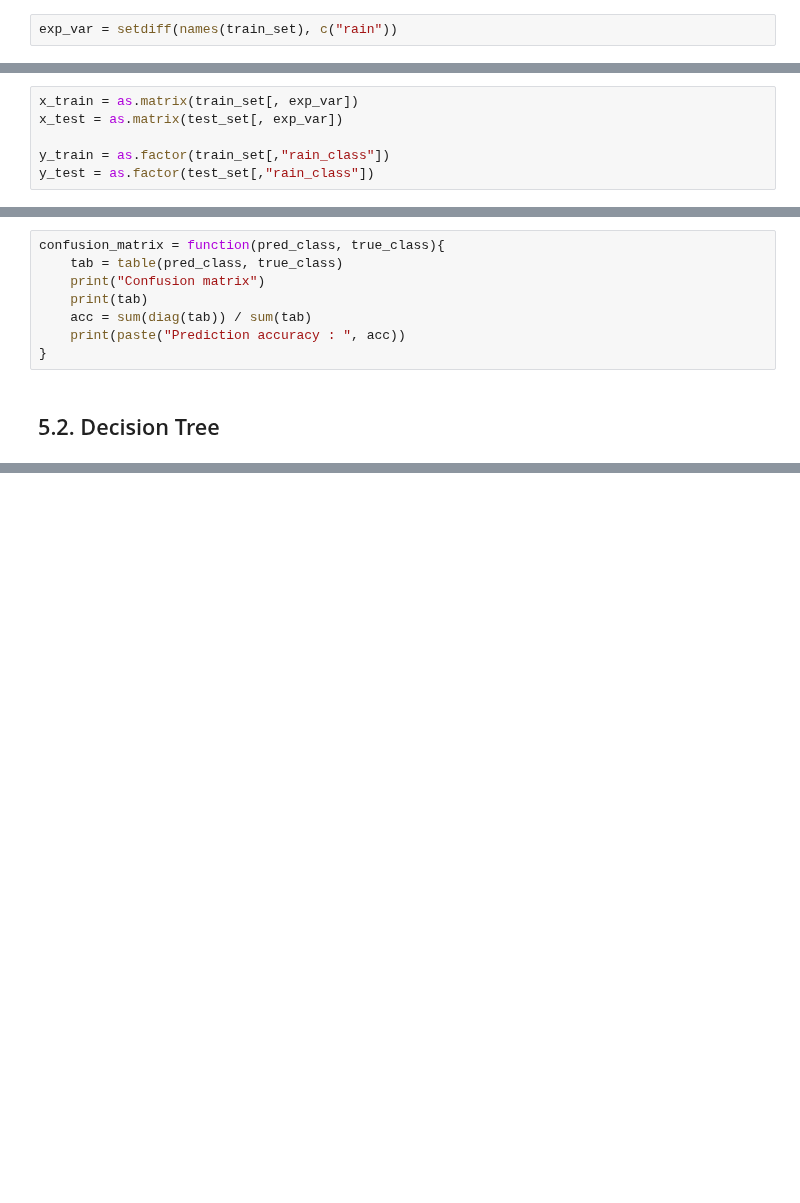
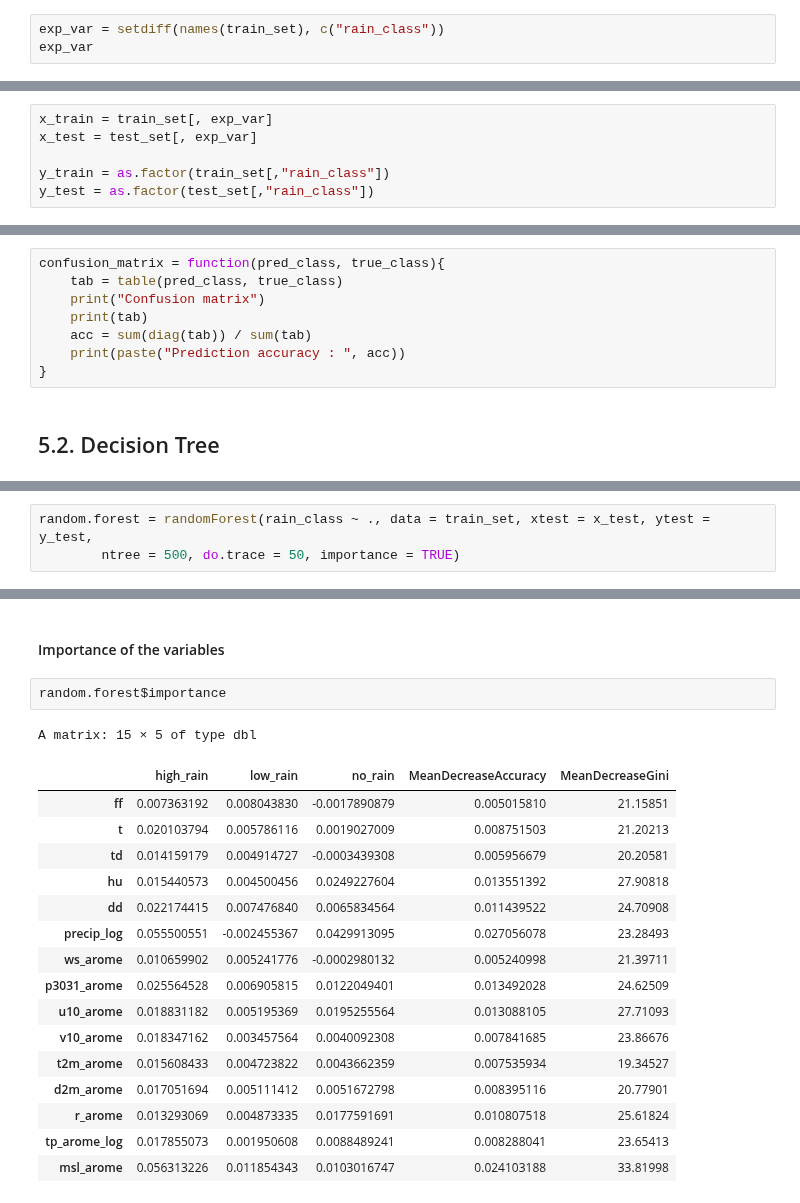
Before and after one commit to NguyenHai7120/4A-MachineLearning-Project, a Jupyter notebook: Tree_and_Forest_R.ipynb, the cells around one changed output, grey strips where cells are left out. Drawn from its saved outputs; the diff is of its cells as text; blank space fills up the shorter version.

```diff
--- a/Tree_and_Forest_R.ipynb
+++ b/Tree_and_Forest_R.ipynb
@@ -14,2 +21,3 @@ test_set[,"rain_class"] = as.factor(test_set[,"rain_class"])
 # %%
-exp_var = setdiff(names(train_set), c("rain"))
+exp_var = setdiff(names(train_set), c("rain_class"))
+exp_var
@@ -16,6 +28,6 @@ exp_var = setdiff(names(train_set), c("rain"))
 # %%
-x_train = as.matrix(train_set[, exp_var])
-x_test = as.matrix(test_set[, exp_var])
+x_train = train_set[, exp_var]
+x_test = test_set[, exp_var]
 
 y_train = as.factor(train_set[,"rain_class"])
 y_test = as.factor(test_set[,"rain_class"])
@@ -79,0 +220,3 @@ pred_class  high_rain low_rain no_rain
+# %%
+random.forest = randomForest(rain_class ~ ., data = train_set, xtest = x_test, ytest = y_test,
+        ntree = 500, do.trace = 50, importance = TRUE)
@@ -79,0 +348,22 @@ pred_class  high_rain low_rain no_rain
+# %% [markdown]
+#### Importance of the variables
+# %%
+random.forest$importance
+# %% [output]
+A matrix: 15 × 5 of type dbl
+|  | high_rain | low_rain | no_rain | MeanDecreaseAccuracy | MeanDecreaseGini |
+| ff | 0.007363192 | 0.008043830 | -0.0017890879 | 0.005015810 | 21.15851 |
+| t | 0.020103794 | 0.005786116 | 0.0019027009 | 0.008751503 | 21.20213 |
+| td | 0.014159179 | 0.004914727 | -0.0003439308 | 0.005956679 | 20.20581 |
+| hu | 0.015440573 | 0.004500456 | 0.0249227604 | 0.013551392 | 27.90818 |
+| dd | 0.022174415 | 0.007476840 | 0.0065834564 | 0.011439522 | 24.70908 |
+| precip_log | 0.055500551 | -0.002455367 | 0.0429913095 | 0.027056078 | 23.28493 |
+| ws_arome | 0.010659902 | 0.005241776 | -0.0002980132 | 0.005240998 | 21.39711 |
+| p3031_arome | 0.025564528 | 0.006905815 | 0.0122049401 | 0.013492028 | 24.62509 |
+| u10_arome | 0.018831182 | 0.005195369 | 0.0195255564 | 0.013088105 | 27.71093 |
+| v10_arome | 0.018347162 | 0.003457564 | 0.0040092308 | 0.007841685 | 23.86676 |
+| t2m_arome | 0.015608433 | 0.004723822 | 0.0043662359 | 0.007535934 | 19.34527 |
+| d2m_arome | 0.017051694 | 0.005111412 | 0.0051672798 | 0.008395116 | 20.77901 |
+| r_arome | 0.013293069 | 0.004873335 | 0.0177591691 | 0.010807518 | 25.61824 |
+| tp_arome_log | 0.017855073 | 0.001950608 | 0.0088489241 | 0.008288041 | 23.65413 |
+| msl_arome | 0.056313226 | 0.011854343 | 0.0103016747 | 0.024103188 | 33.81998 |
```
Also changed, not shown: parts of 27 cells of this notebook, 1 other file.
